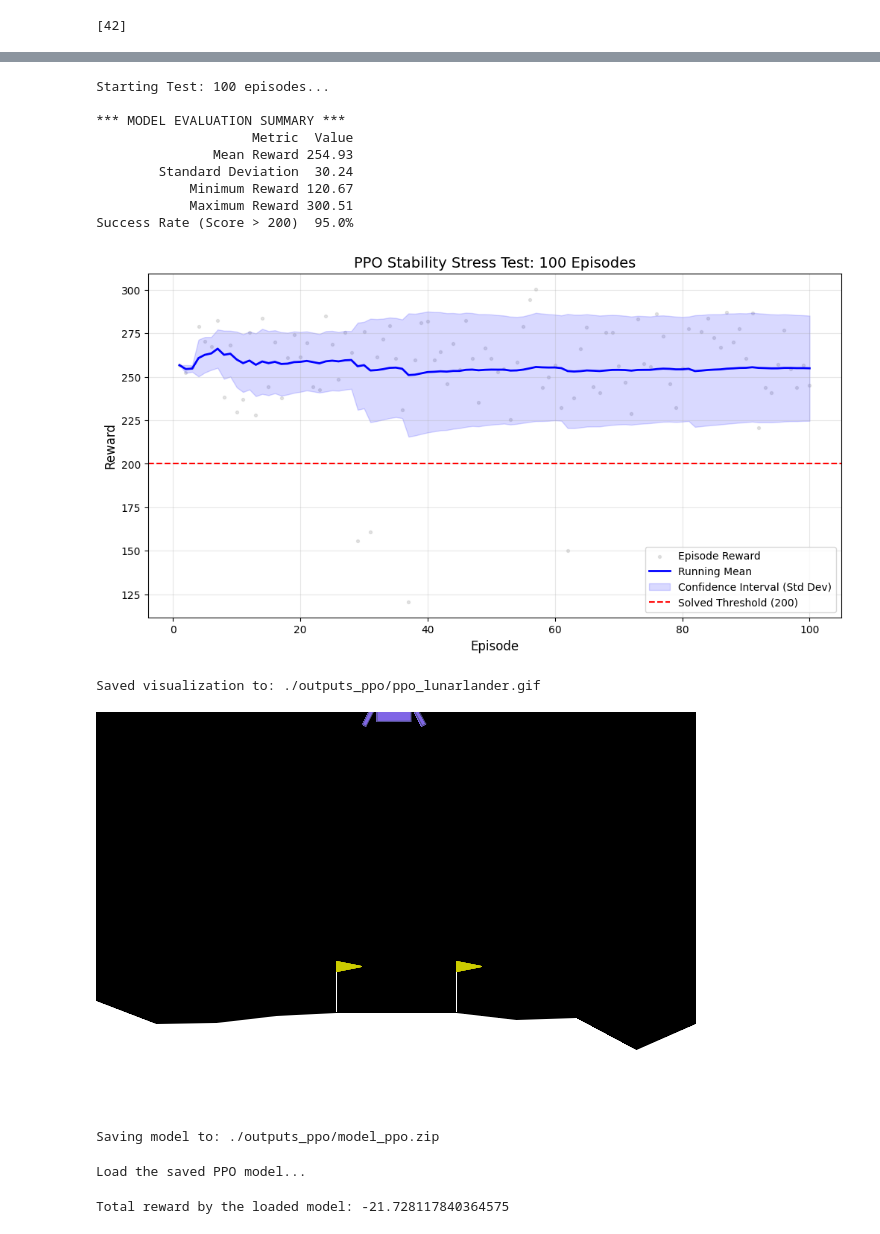
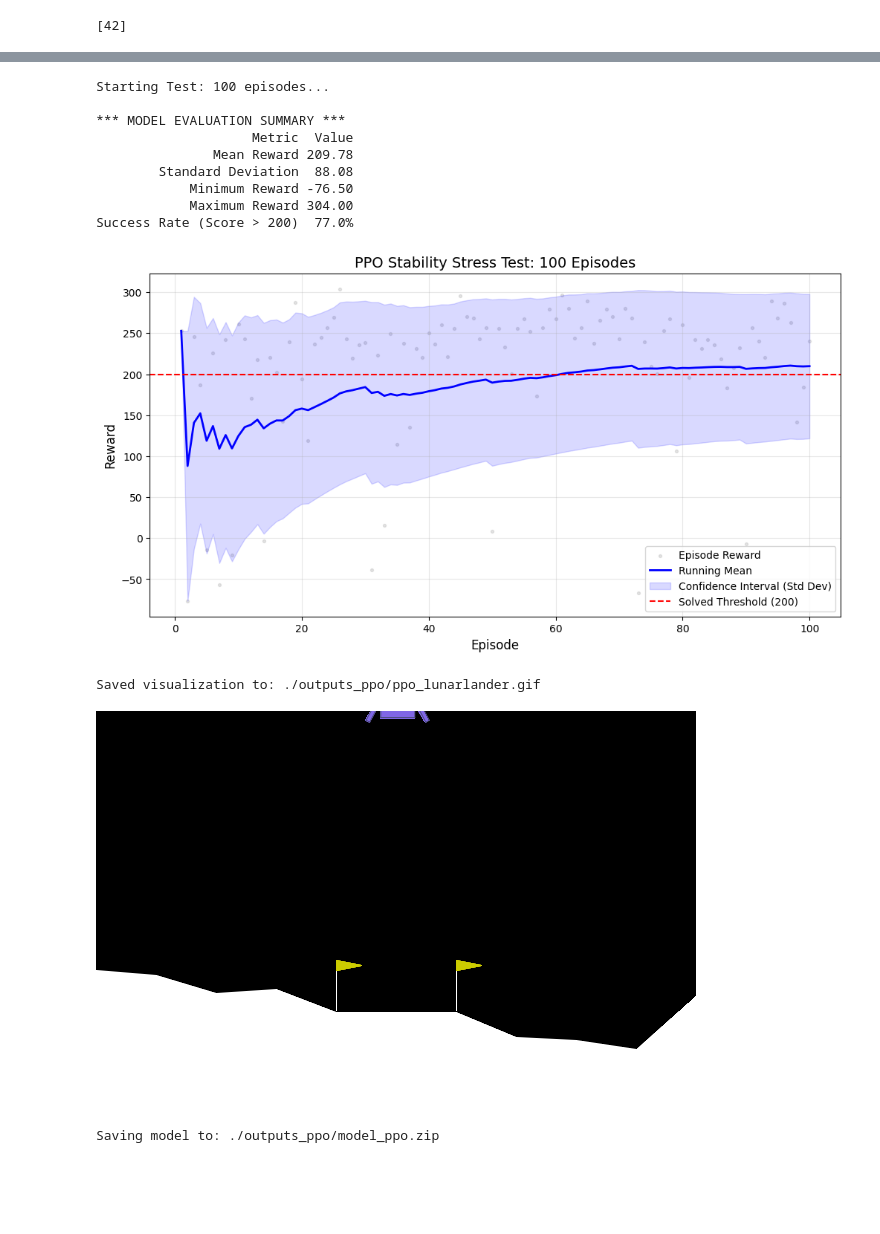
Before and after one commit to logus2k/taap_p2, a Jupyter notebook: drafts/draft_01/gymnasium/lab004_ppo_wind.ipynb, the cells around one changed output, grey strips where cells are left out. Cells and saved outputs as stored; diff of their text form; code cells hidden in the pictures; blank space fills up the shorter version.

```diff
--- a/drafts/draft_01/gymnasium/lab004_ppo_wind.ipynb
+++ b/drafts/draft_01/gymnasium/lab004_ppo_wind.ipynb
@@ -40,7 +40,7 @@ WIND_ENABLED = True
 
 MODEL = None
 CALLBACK = None
-TOTAL_TIMESTEPS = 5_000_000
+TOTAL_TIMESTEPS = 10_000_000
 LEARNING_STARTS = 1000
 
 EVALUATION_EPISODES = 100
@@ -421,6 +421,7 @@ plt.show()
 # %%
 # Instantiate a new dedicated environment for evaluation
-evaluation_environment = Monitor(gym.make(GYMNASIUM_MODEL))
+evaluation_environment = Monitor(gym.make(GYMNASIUM_MODEL, enable_wind=WIND_ENABLED))
+evaluation_environment.reset(seed=SEED)
 
 print(f"Starting Test: {EVALUATION_EPISODES} episodes...")
 
@@ -474,70 +475,47 @@ Starting Test: 100 episodes...
 
 *** MODEL EVALUATION SUMMARY ***
                     Metric  Value
-               Mean Reward 254.93
-        Standard Deviation  30.24
-            Minimum Reward 120.67
-            Maximum Reward 300.51
-Success Rate (Score > 200)  95.0%
+               Mean Reward 209.78
+        Standard Deviation  88.08
+            Minimum Reward -76.50
+            Maximum Reward 304.00
+Success Rate (Score > 200)  77.0%
-[figure, old version]
+[figure, new version]
 # %%
 # Instantiate a new dedicated environment for recording a visualization
-visualization_environment = gym.make(GYMNASIUM_MODEL, render_mode="rgb_array")
+visualization_environment = gym.make(GYMNASIUM_MODEL, render_mode="rgb_array", enable_wind=WIND_ENABLED)
+visualization_environment.reset(seed=SEED)
 
 frames = []
-obs, info = visualization_environment.reset()
+obs, info = visualization_environment.reset(seed=SEED)
 done = False
 
 while not done:
 
     # Output a continuous action
     action, _ = MODEL.predict(obs, deterministic=True)
 
     obs, reward, terminated, truncated, info = visualization_environment.step(action)
     done = terminated or truncated
 
     # Capture frame
     frames.append(visualization_environment.render())
 
 visualization_environment.close()
 
 
 gif_path = os.path.join(OUTPUT_DIR, SELECTED_ALGORITHM + "_lunarlander.gif")
 
 # Save a GIF at 30 frames per second
 imageio.mimsave(gif_path, frames, fps=30)
 
 print(f"Saved visualization to: {gif_path}")
 Image(filename=gif_path)
 # %% [output]
 Saved visualization to: ./outputs_ppo/ppo_lunarlander.gif
-[figure, old version]
+[figure, new version]
 # %%
 print(f"Saving model to: {SAVE_MODEL_PATH}")
 MODEL.save(SAVE_MODEL_PATH)
 # %% [output]
 Saving model to: ./outputs_ppo/model_ppo.zip
-# %%
-print(f"Load the saved {SELECTED_ALGORITHM.upper()} model...")
-
-# Instantiate a new dedicated environment for restoring the saved model
-restore_environment = DummyVecEnv([make_env_lunarlander])
-
-# Call .load() on the CLASS, not the instance
-restored_model = ALGORITHM_CLASS.load(SAVE_MODEL_PATH, env=restore_environment)
-# %% [output]
-Load the saved PPO model...
-# %%
-obs = restore_environment.reset()
-done = False
-total_reward = 0
-
-while not done:
-    action, _ = restored_model.predict(obs, deterministic=True)
-    obs, reward, done, info = restore_environment.step(action)
-    total_reward += reward.item()
-    done = done.item()
-
-print(f"Total reward by the loaded model: {total_reward}")
-# %% [output]
-Total reward by the loaded model: -21.728117840364575
```
Also changed, not shown: parts of 8 cells of this notebook, 13 other files.
